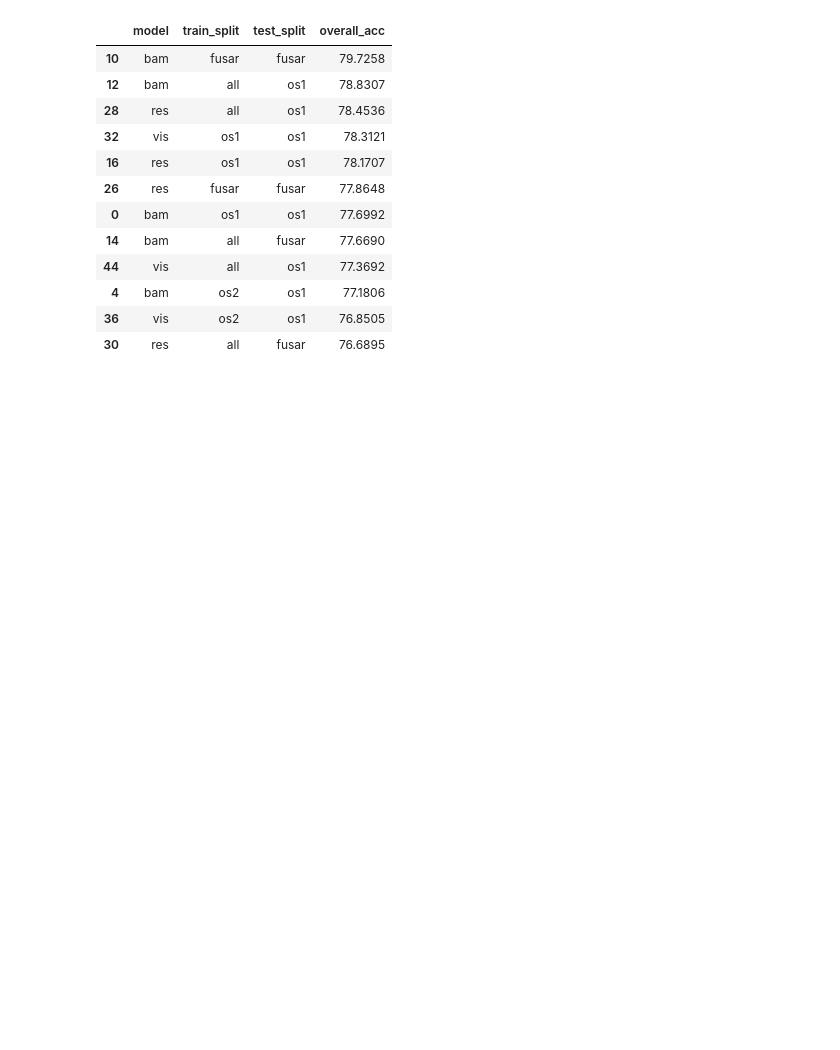
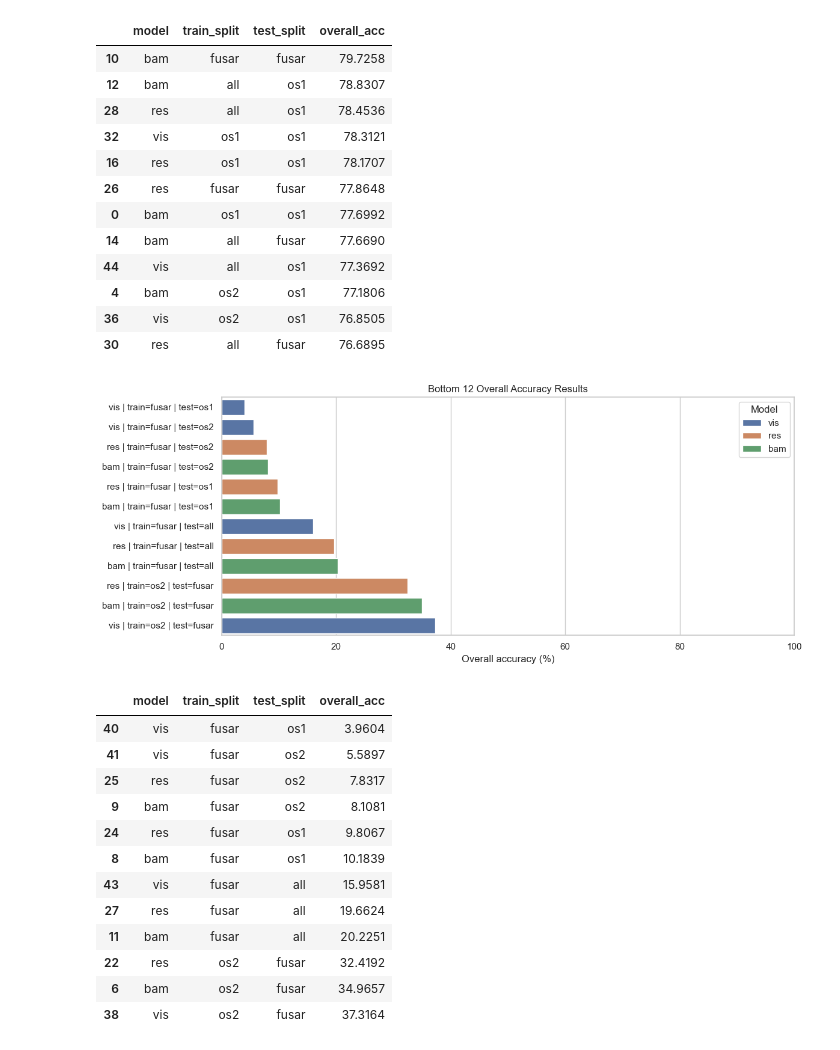
Before and after one commit to gknapp101/ds6050_final_project, a Jupyter notebook: test_results_plots.ipynb, the cells around one changed output. Drawn from its saved outputs; the diff is of its cells as text; code cells hidden in the pictures; blank space fills up the shorter version.

Commit message:
bottom 12

```diff
--- a/test_results_plots.ipynb
+++ b/test_results_plots.ipynb
@@ -161,3 +161,40 @@ top_overall
 | 4 | bam | os2 | os1 | 77.1806 |
 | 36 | vis | os2 | os1 | 76.8505 |
 | 30 | res | all | fusar | 76.6895 |
+# %%
+bottom_overall = df_overall.sort_values("overall_acc", ascending=True).head(12)
+
+plt.figure(figsize=(12, 5))
+sns.barplot(
+    data=bottom_overall,
+    x="overall_acc",
+    y=bottom_overall.apply(
+        lambda r: f"{r['model']} | train={r['train_split']} | test={r['test_split']}", axis=1
+    ),
+    hue="model",
+    dodge=False,
+)
+plt.title("Bottom 12 Overall Accuracy Results")
+plt.xlabel("Overall accuracy (%)")
+plt.ylabel("")
+plt.xlim(0, 100)
+plt.legend(title="Model")
+plt.tight_layout()
+plt.show()
+
+bottom_overall
+# %% [output]
+[figure, added]
+|  | model | train_split | test_split | overall_acc |
+| 40 | vis | fusar | os1 | 3.9604 |
+| 41 | vis | fusar | os2 | 5.5897 |
+| 25 | res | fusar | os2 | 7.8317 |
+| 9 | bam | fusar | os2 | 8.1081 |
+| 24 | res | fusar | os1 | 9.8067 |
+| 8 | bam | fusar | os1 | 10.1839 |
+| 43 | vis | fusar | all | 15.9581 |
+| 27 | res | fusar | all | 19.6624 |
+| 11 | bam | fusar | all | 20.2251 |
+| 22 | res | os2 | fusar | 32.4192 |
+| 6 | bam | os2 | fusar | 34.9657 |
+| 38 | vis | os2 | fusar | 37.3164 |
```
